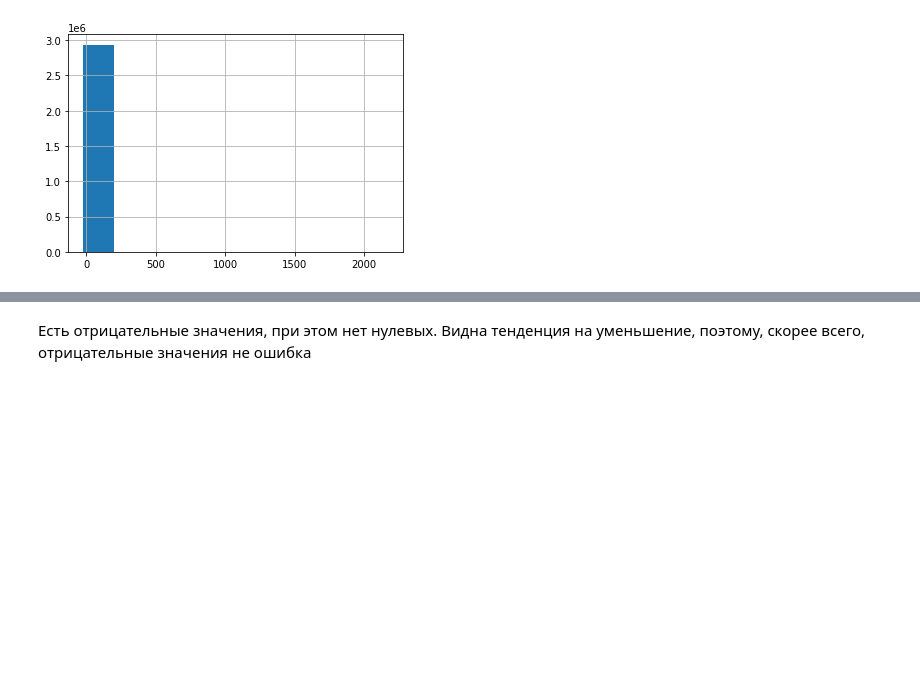
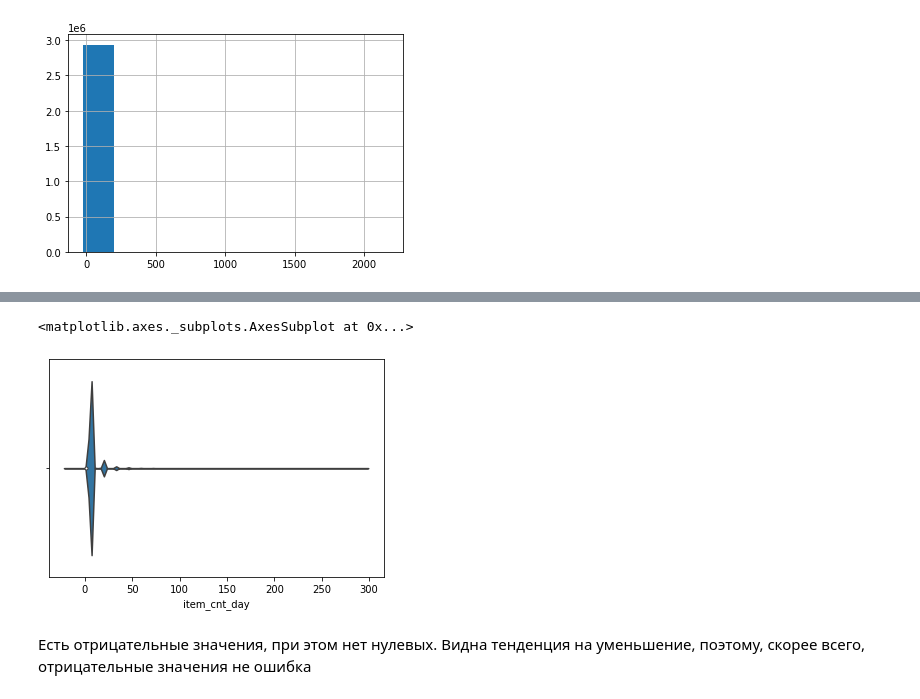
Before and after one commit to juliazakharik/ML_algorithms, a Jupyter notebook: Predict_Future_Sales.ipynb, the cells around one changed output, grey strips where cells are left out. Drawn from its saved outputs; the diff is of its cells as text; code cells hidden in the pictures; blank space fills up the shorter version.

```diff
--- a/Predict_Future_Sales.ipynb
+++ b/Predict_Future_Sales.ipynb
@@ -77,3 +118,8 @@ train['item_cnt_day'].hist()
+# %%
+sns.violinplot(train['item_cnt_day'])
+# %% [output]
+<matplotlib.axes._subplots.AxesSubplot at 0x...>
+[figure, added]
 # %% [markdown]
 Есть отрицательные значения, при этом нет нулевых. Видна тенденция на уменьшение, поэтому, скорее всего, отрицательные значения не ошибка
 # %%
```
Also changed, not shown: parts of 114 cells of this notebook.
